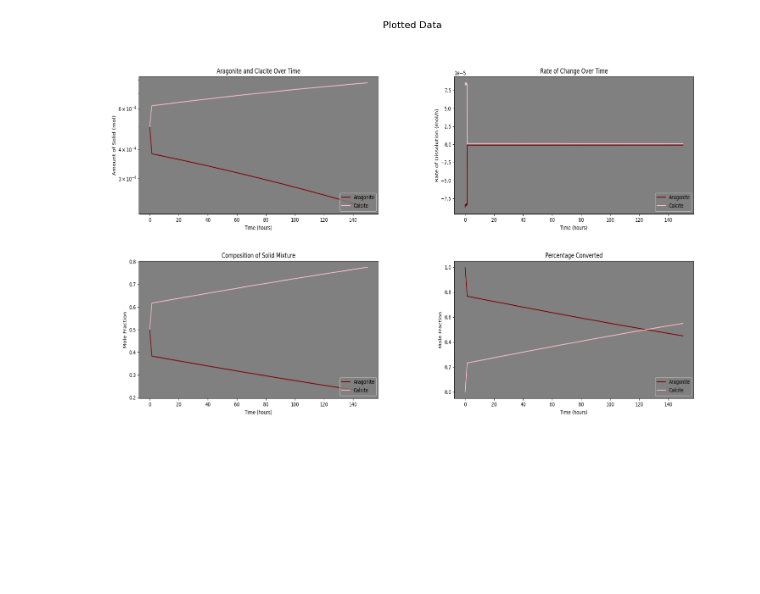
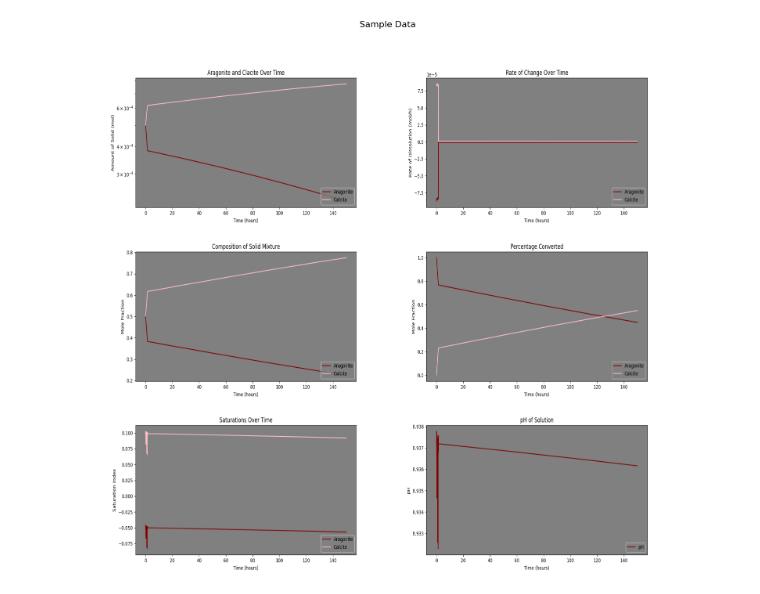
Before and after one commit to Amerr1225/Aqueous--CaCO3--Transitions, a Jupyter notebook: Aqueous-Aragonite-Transition(DynPlot).ipynb, the cells around one changed output. Drawn from its saved outputs; the diff is of its cells as text; code cells hidden in the pictures; blank space fills up the shorter version.

```diff
--- a/Aqueous-Aragonite-Transition(DynPlot).ipynb
+++ b/Aqueous-Aragonite-Transition(DynPlot).ipynb
@@ -223,7 +223,7 @@ def plot_data(time, SI_ara, SI_cal, Ara, dAra, Cal, dCal, pH, t_unit, xLimits, y
 
     # Create a 3x2 grid to display the plots side by side
     fig, axes = plt.subplots(nrows = nrows, ncols = ncols, figsize=(15 ,5 * nrows))
-    fig.suptitle("Plotted Data", fontsize=16)
+    fig.suptitle("Sample Data", fontsize=16)
 
     # Create a 3x2 grid to display the plots side by side
     count = 0
@@ -245,7 +245,7 @@ def plot_data(time, SI_ara, SI_cal, Ara, dAra, Cal, dCal, pH, t_unit, xLimits, y
     # Show the grid plot
     plt.show()
 
-def Generate_Solutions(Name, temp = "20", pH = "7", units = "mmol/L", density = "1",alkalinity = 0, mass = "1"):
+def Generate_Solutions(Name, temp = "20", pH = "7", units = "mmol/L", density = "1",alkalinity = 0, mass = "1", Components = [] ,preset = "Null"):
     """
     This function generates a solution which will be saved and returned to main.
     Name == Name of soltuion
@@ -256,15 +256,46 @@ def Generate_Solutions(Name, temp = "20", pH = "7", units = "mmol/L", density =
     mass= = mass of solvent in kg
     """
 
-    Solution = (
-        "SOLUTION " + Name + "\n"
-        + "    temp       "+ temp + "\n"
-        + "    pH         " + pH + "\n"
-        + "    units      "+ units + "\n"
-        + "    density    " + density+ "\n"
-        + "    Alkalinity " + alkalinity + "\n"
-        + "    -water     " + mass
-        + "\n\n" )
+    if preset.lower() == 'salt':
+        Solution = (
+            "SOLUTION " + Name + "\n"
+            + "    temp        "+ temp + "\n"
+            + "    pH          8.22 \n"
+            + "    density     1.023 \n"
+            + "    units       ppm \n"
+            + "    Ca          412.3 \n"
+            + "    Mg          1291.8 \n"
+            + "    K           399.1 \n"
+            + "    Si          4.28 \n"
+            + "    Cl          19353.0 \n"
+            + "    Alkalitnity 141.682 as HCO3 \n"
+            + "    S(6)        2712.0 \n"
+            + "    -water      " + mass
+            + "\n\n" )
+
+    elif preset.lower() == 'pure':
+        Solution = (
+            "SOLUTION " + Name + "\n"
+            + "    temp       "+ temp + "\n"
+            + "    pH         " + "7.0" + "\n"
+            + "    -water     " + mass
+            + "\n\n" )
+
+    else:
+        Solution = (
+            "SOLUTION " + Name + "\n"
+            + "    temp       "+ temp + "\n"
+            + "    pH         " + pH + "\n"
+            + "    units      "+ units + "\n"
+            + "    density    " + density+ "\n"
+            + "    Alkalinity " + alkalinity + "\n")
+
+        for i in range(len(Components)):
+            Solution = (Solution
+                        + "    " + Components[i][0] + "         " + Components[i][1] + "\n")
+
+        Solution =  (Solution + "    -water     " + mass
+                    + "\n\n" )
 
     return Solution
 
@@ -434,7 +465,7 @@ def Generate_Input(Solution_1 = "", Solution_2 = "", Solution_3 = "", Eq1 = "",
     return input_string
 
 def main(Minerals, pHs, temps, Names, units, Wmasses, Smasses, CO2s, CO2eq, alkalinity,
-         Eqconstants1, Eqconstants2, Orders, chngTime, Surface_Areas,Molar_masses,
+         Eqconstants1, Eqconstants2, Orders, chngTime, Surface_Areas, Components1, Components2, presets, Molar_masses,
          Time, Steps, LUnit, Tolerance, xLimits, yLimits, Limits, Titles, Labels, Legend, numplots, semi, compare, datas, dictionary):
 
     start_time = tim.time()
@@ -446,8 +477,8 @@ def main(Minerals, pHs, temps, Names, units, Wmasses, Smasses, CO2s, CO2eq, alka
     """
     plt.style.use('default')
     ### Make and mix Solutions
-    Solution_1 = Generate_Solutions(Names[0], temp = temps[0], pH = pHs[0], units = units[0], alkalinity = alkalinity[0], mass = Wmasses[0])
-    Solution_2 = Generate_Solutions(Names[1], temp = temps[1], pH = pHs[1], units = units[1], alkalinity = alkalinity[0], mass = Wmasses[1])
+    Solution_1 = Generate_Solutions(Names[0], temp = temps[0], pH = pHs[0], units = units[0], alkalinity = alkalinity[0], mass = Wmasses[0], preset = presets[0], Components = Components1)
+    Solution_2 = Generate_Solutions(Names[1], temp = temps[1], pH = pHs[1], units = units[1], alkalinity = alkalinity[0], mass = Wmasses[1], preset = presets[1], Components = Components2)
     Solution_3 = Mixer(Names[0], Ratio_1 = 0.5)
     Eq1 = Equilibrate(Names[0], Minerals[0], Addsolid = Smasses[0], CO2 = CO2s[0], CO2eq = CO2eq[0])
     Eq2 = Equilibrate(Names[0], Minerals[1], Addsolid = Smasses[1], CO2 = CO2s[1], CO2eq = CO2eq[1])
@@ -483,7 +514,9 @@ if __name__ == '__main__':
     CO2s = [["CO2(g)", "-3.5", "10"], ["CO2(g)", "-3.5", "10"]]
     CO2eq = [True, True]
     alkalinity = ["5", "5"]
-
+    Components1 = [] #List of minerals followed by their concentration
+    Components2 = []   # Eg.  [F, 10] is flouride with a concentration of 10
+    presets = ["", ""]
 
     ###Kinetics information
     Eqconstants1 = ["-8.34","-8.48"]
@@ -492,33 +525,33 @@ if __name__ == '__main__':
     chngTime = "5040" #Time when the Eq. Constants change
     Surface_Areas = [100000, 100000]
     Molar_masses = [100.09, 100.09]
     Kmasses = ["0.0004995", "0.0004995"]
 
     ###Loop information
     Time = "150"
     Steps = "10000"
     LUnit = "hour" #Units of time
     Tolerance = "1e-08"
 
     ###Plotting information
     xLimits = [0, float(Time) - 140]
     yLimits = [0, 0]
     Limits = [[False, False],[False, False],[False, False],[False, False],[False, False],[False, False]]
-    numplots = 4
+    numplots = 6
     Titles = ["Aragonite and Clacite Over Time", "Rate of Change Over Time", "Composition of Solid Mixture", "Percentage Converted", "Saturations Over Time", "pH of Solution"]
     Labels = ["Amount of Solid (mol)", "Rate of Dissolution (mol/h)", "Mole Fraction", "Mole Fraction", "Saturation Index", "pH"]
     Legend = [["Aragonite", "Calcite"], ["Aragonite", "Calcite"], ["Aragonite", "Calcite"], ["Aragonite", "Calcite"], ["Aragonite", "Calcite"], ["pH", ""]]
     semi = [True, False, False, False, False, False]
     compare = [True, True, True, True, True, False]
     datas = [["Ara", "Cal"], ["dAra", "dCal"], ["χ_ara1", "χ_cal1"], ["χ_ara2", "χ_cal2"], ["SI_ara", "SI_cal"], ["pH", "pH"]]
 
     #Dictionary
     dictionary = ["Ara", "Cal", "dAra", "dCal", "χ_ara1", "χ_cal1", "χ_ara2", "χ_cal2", "SI_ara", "SI_cal", "pH"]
 
     (time, pH, SI_ara, SI_cal, Ara, dAra, Cal, dCal, input_string) = main(Minerals, pHs, temps, Names, units, Wmasses, Smasses, CO2s, CO2eq, alkalinity,
-                                                                          Eqconstants1, Eqconstants2, Orders, chngTime, Surface_Areas,
+                                                                          Eqconstants1, Eqconstants2, Orders, chngTime, Surface_Areas, Components1, Components2, presets,
                                                                           Molar_masses, Time, Steps, LUnit, Tolerance,
                                                                           xLimits, yLimits, Limits, Titles, Labels, Legend, numplots, semi, compare, datas,
                                                                           dictionary)
 # %% [output]
-[figure, old version]
+[figure, new version]
```
Also changed, not shown: parts of 2 cells of this notebook, 2 other files.
